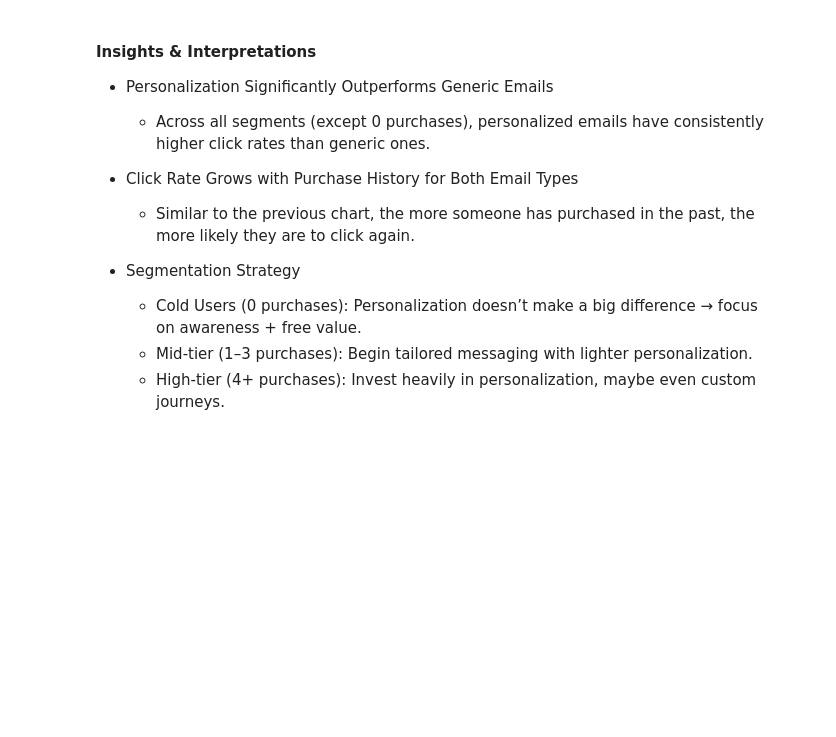
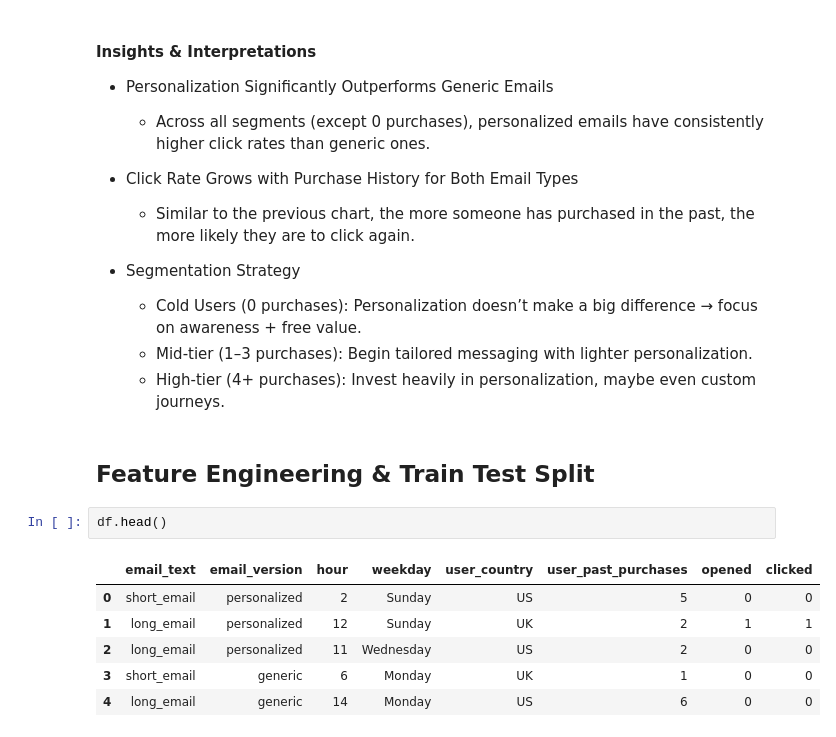
Before and after one commit to AyanArshad02/email-marketing-campaign-optimization-using-ML, a Jupyter notebook: eda.ipynb, the cells around one changed output. Drawn from its saved outputs; the diff is of its cells as text; blank space fills up the shorter version.

```diff
--- a/eda.ipynb
+++ b/eda.ipynb
@@ -468,3 +468,14 @@ plt.show()
   - Cold Users (0 purchases): Personalization doesn’t make a big difference → focus on awareness + free value.
   - Mid-tier (1–3 purchases): Begin tailored messaging with lighter personalization.
   - High-tier (4+ purchases): Invest heavily in personalization, maybe even custom journeys.
+# %% [markdown]
+## Feature Engineering & Train Test Split
+# %%
+df.head()
+# %% [output]
+|  | email_text | email_version | hour | weekday | user_country | user_past_purchases | opened | clicked |
+| 0 | short_email | personalized | 2 | Sunday | US | 5 | 0 | 0 |
+| 1 | long_email | personalized | 12 | Sunday | UK | 2 | 1 | 1 |
+| 2 | long_email | personalized | 11 | Wednesday | US | 2 | 0 | 0 |
+| 3 | short_email | generic | 6 | Monday | UK | 1 | 0 | 0 |
+| 4 | long_email | generic | 14 | Monday | US | 6 | 0 | 0 |
```
Also changed, not shown: parts of 10 cells of this notebook.
